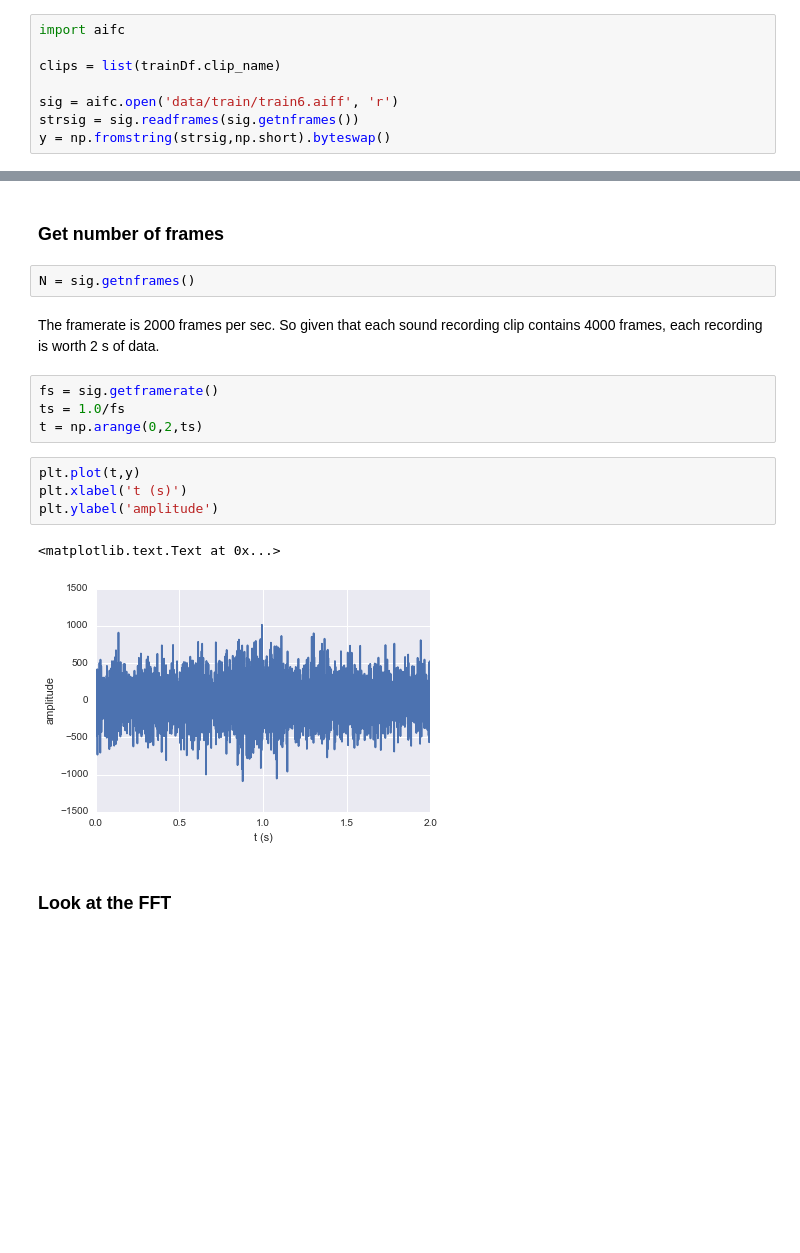
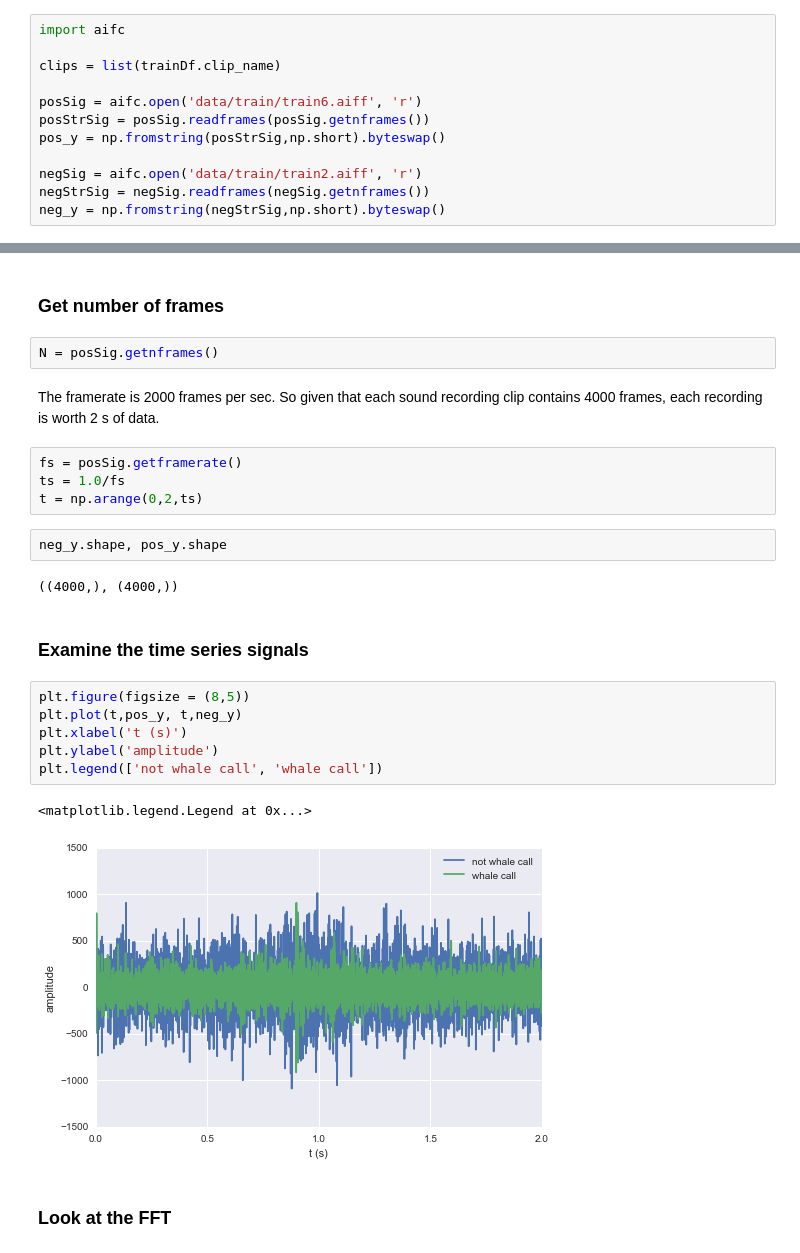
Before and after one commit to richkylet/kaggleContests, a Jupyter notebook: whale_sounds/WhaleSounds.ipynb, the cells around one changed output, grey strips where cells are left out. Drawn from its saved outputs; the diff is of its cells as text; blank space fills up the shorter version.

```diff
--- a/whale_sounds/WhaleSounds.ipynb
+++ b/whale_sounds/WhaleSounds.ipynb
@@ -55,9 +55,13 @@ import aifc
 
 clips = list(trainDf.clip_name)
 
-sig = aifc.open('data/train/train6.aiff', 'r')
-strsig = sig.readframes(sig.getnframes())
-y = np.fromstring(strsig,np.short).byteswap()
+posSig = aifc.open('data/train/train6.aiff', 'r')
+posStrSig = posSig.readframes(posSig.getnframes())
+pos_y = np.fromstring(posStrSig,np.short).byteswap()
+
+negSig = aifc.open('data/train/train2.aiff', 'r')
+negStrSig = negSig.readframes(negSig.getnframes())
+neg_y = np.fromstring(negStrSig,np.short).byteswap()
 # %% [markdown]
 ### We need to figure out the frame rate of the signal
 # %%
@@ -67,20 +71,28 @@ sig.getframerate()
 # %% [markdown]
 ### Get number of frames
 # %%
-N = sig.getnframes()
+N = posSig.getnframes()
 # %% [markdown]
 The framerate is 2000 frames per sec. So given that each sound recording clip contains 4000 frames, each recording is worth 2 s of data.
 # %%
-fs = sig.getframerate()
+fs = posSig.getframerate()
 ts = 1.0/fs
 t = np.arange(0,2,ts)
+# %%
+neg_y.shape, pos_y.shape
+# %% [output]
+((4000,), (4000,))
+# %% [markdown]
+### Examine the time series signals
 # %%
-plt.plot(t,y)
+plt.figure(figsize = (8,5))
+plt.plot(t,pos_y, t,neg_y)
 plt.xlabel('t (s)')
 plt.ylabel('amplitude')
+plt.legend(['not whale call', 'whale call'])
 # %% [output]
-<matplotlib.text.Text at 0x...>
+<matplotlib.legend.Legend at 0x...>
-[figure, old version]
+[figure, new version]
 # %% [markdown]
 ### Look at the FFT
 # %%
```
Also changed, not shown: parts of 17 cells of this notebook.
